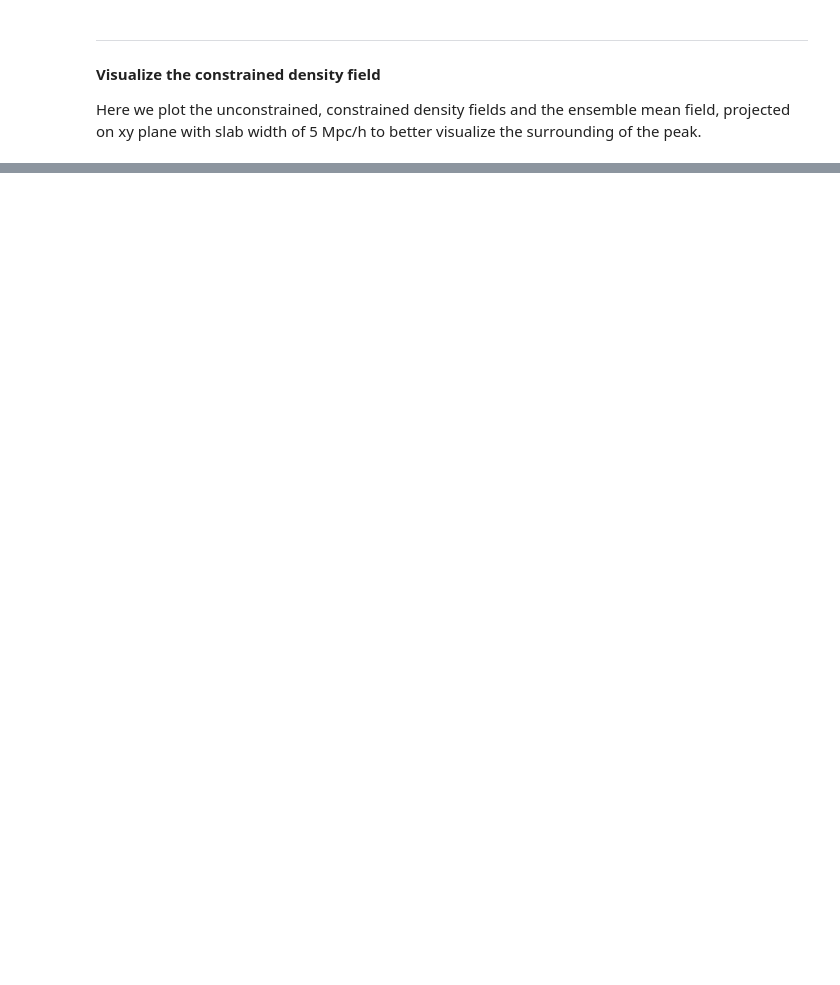
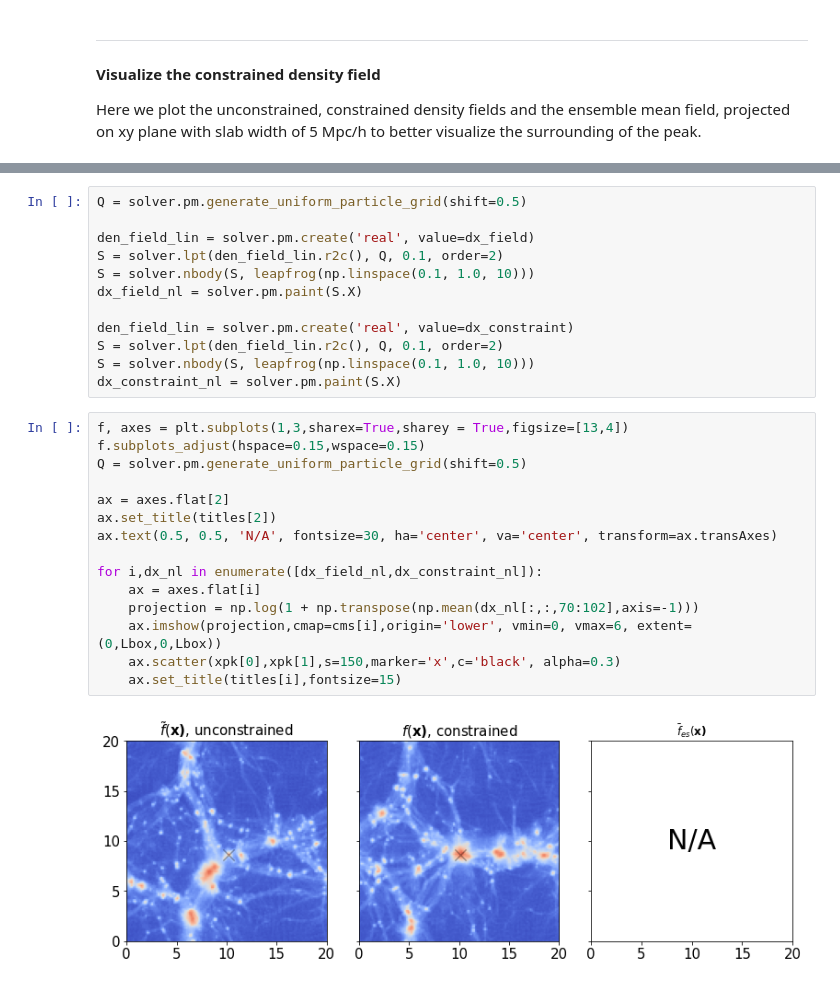
Before and after one commit to yueyingn/gaussianCR, a Jupyter notebook: docs/examples/Construct_constrained_realization.ipynb, the cells around one changed output, grey strips where cells are left out. Saved outputs shown, nothing was run; the diff lists cells and outputs as text; blank space fills up the shorter version.

```diff
--- a/docs/examples/Construct_constrained_realization.ipynb
+++ b/docs/examples/Construct_constrained_realization.ipynb
@@ -190,0 +198,29 @@ for i,dx in enumerate([dx_field,dx_constraint,dx_ensemble]):
+# %%
+Q = solver.pm.generate_uniform_particle_grid(shift=0.5)
+
+den_field_lin = solver.pm.create('real', value=dx_field)
+S = solver.lpt(den_field_lin.r2c(), Q, 0.1, order=2)
+S = solver.nbody(S, leapfrog(np.linspace(0.1, 1.0, 10)))
+dx_field_nl = solver.pm.paint(S.X)
+
+den_field_lin = solver.pm.create('real', value=dx_constraint)
+S = solver.lpt(den_field_lin.r2c(), Q, 0.1, order=2)
+S = solver.nbody(S, leapfrog(np.linspace(0.1, 1.0, 10)))
+dx_constraint_nl = solver.pm.paint(S.X)
+# %%
+f, axes = plt.subplots(1,3,sharex=True,sharey = True,figsize=[13,4])
+f.subplots_adjust(hspace=0.15,wspace=0.15)
+Q = solver.pm.generate_uniform_particle_grid(shift=0.5)
+
+ax = axes.flat[2]
+ax.set_title(titles[2])
+ax.text(0.5, 0.5, 'N/A', fontsize=30, ha='center', va='center', transform=ax.transAxes)
+
+for i,dx_nl in enumerate([dx_field_nl,dx_constraint_nl]):
+    ax = axes.flat[i]
+    projection = np.log(1 + np.transpose(np.mean(dx_nl[:,:,70:102],axis=-1)))
+    ax.imshow(projection,cmap=cms[i],origin='lower', vmin=0, vmax=6, extent=(0,Lbox,0,Lbox))
+    ax.scatter(xpk[0],xpk[1],s=150,marker='x',c='black', alpha=0.3)
+    ax.set_title(titles[i],fontsize=15)
+# %% [output]
+[figure, added]
```
Also changed, not shown: parts of 4 cells of this notebook.
